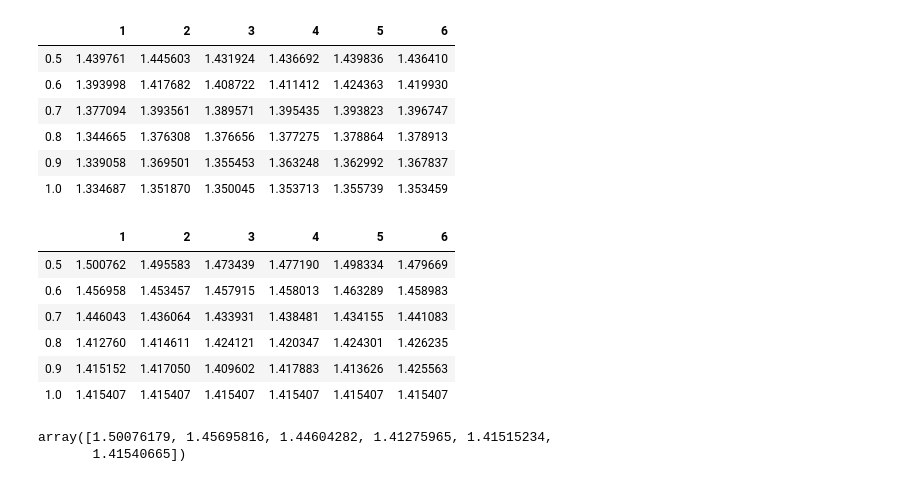
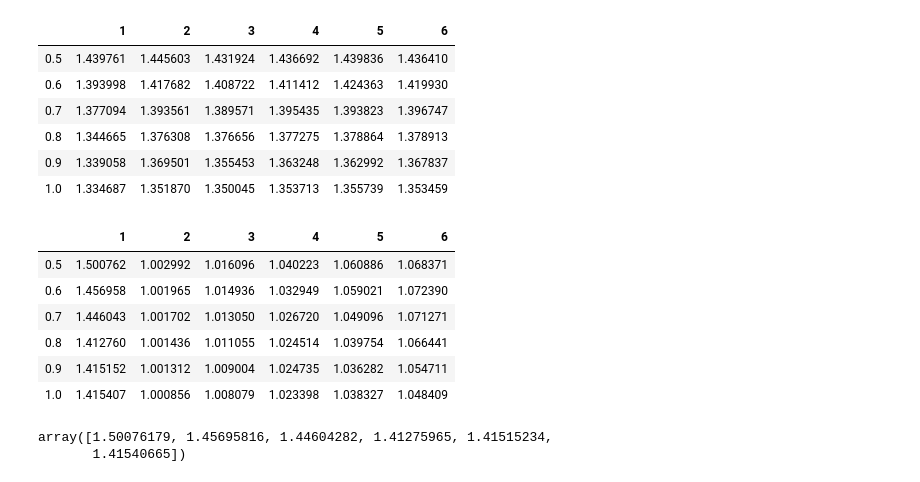
Before and after one commit to vicaba/siot-eclustering-viz, a Jupyter notebook: siot-clustering2.ipynb, the cells around one changed output. Drawn from its saved outputs; the diff is of its cells as text; code cells hidden in the pictures.

```diff
--- a/siot-clustering2.ipynb
+++ b/siot-clustering2.ipynb
@@ -269,18 +269,18 @@ s2_total_m
 | 0.9 | 1.339058 | 1.369501 | 1.355453 | 1.363248 | 1.362992 | 1.367837 |
 | 1.0 | 1.334687 | 1.351870 | 1.350045 | 1.353713 | 1.355739 | 1.353459 |
 # %%
-mname = "s1. total m"
+mname = "s1. agg m"
 mtype = "mean"
 s1_total_m = get_metrics(exp1_k, mname, mtype, exp1_statistics, exp1_sample_size_min, exp1_sample_size_max)
 s1_total_m
 # %% [output]
 |  | 1 | 2 | 3 | 4 | 5 | 6 |
-| 0.5 | 1.500762 | 1.495583 | 1.473439 | 1.477190 | 1.498334 | 1.479669 |
-| 0.6 | 1.456958 | 1.453457 | 1.457915 | 1.458013 | 1.463289 | 1.458983 |
-| 0.7 | 1.446043 | 1.436064 | 1.433931 | 1.438481 | 1.434155 | 1.441083 |
-| 0.8 | 1.412760 | 1.414611 | 1.424121 | 1.420347 | 1.424301 | 1.426235 |
-| 0.9 | 1.415152 | 1.417050 | 1.409602 | 1.417883 | 1.413626 | 1.425563 |
-| 1.0 | 1.415407 | 1.415407 | 1.415407 | 1.415407 | 1.415407 | 1.415407 |
+| 0.5 | 1.500762 | 1.002992 | 1.016096 | 1.040223 | 1.060886 | 1.068371 |
+| 0.6 | 1.456958 | 1.001965 | 1.014936 | 1.032949 | 1.059021 | 1.072390 |
+| 0.7 | 1.446043 | 1.001702 | 1.013050 | 1.026720 | 1.049096 | 1.071271 |
+| 0.8 | 1.412760 | 1.001436 | 1.011055 | 1.024514 | 1.039754 | 1.066441 |
+| 0.9 | 1.415152 | 1.001312 | 1.009004 | 1.024735 | 1.036282 | 1.054711 |
+| 1.0 | 1.415407 | 1.000856 | 1.008079 | 1.023398 | 1.038327 | 1.048409 |
 # %%
 s1_total_m["1"].values
 # %% [output]
```
Also changed, not shown: parts of 1 cell of this notebook, 1 other file.
